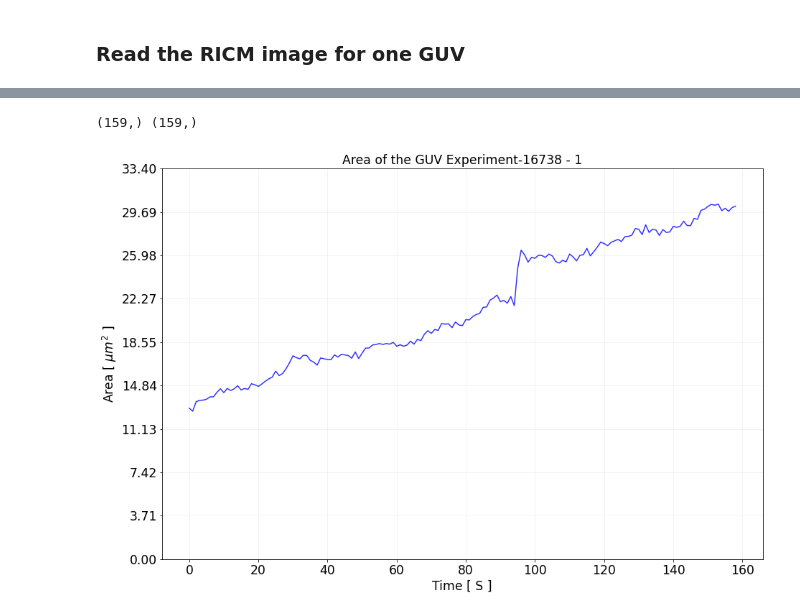
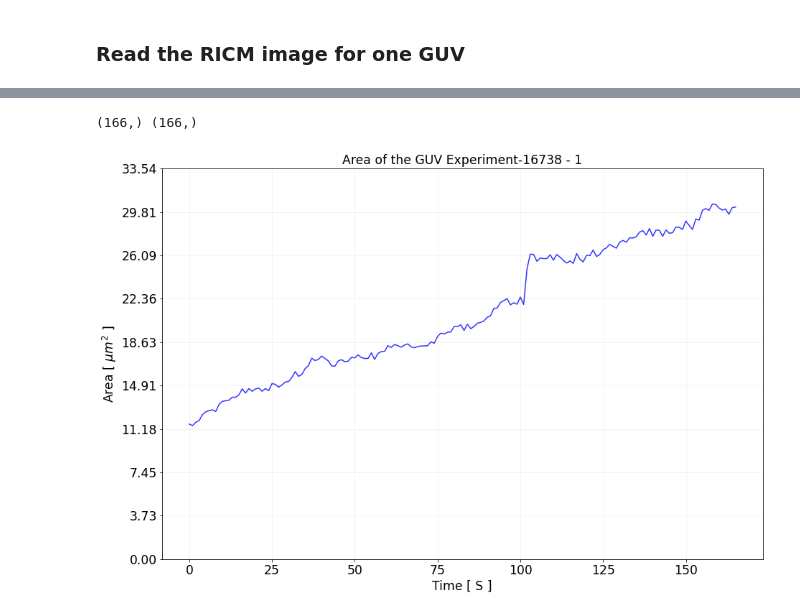
Before and after one commit to ahmed344/RICM-vesicles2, a Jupyter notebook: Area_curves.ipynb, the cells around one changed output, grey strips where cells are left out. Drawn from its saved outputs; the diff is of its cells as text; code cells hidden in the pictures.

```diff
--- a/Area_curves.ipynb
+++ b/Area_curves.ipynb
@@ -125,29 +39,0 @@ guv_consecutive = avg_movie(guv, l=5, keep_dim=False)
-# %%
-%%time
-
-# Define the RICM class with certain n_inner
-ricm = RICM(guv_avg, n_inner = 1.344, hole = 2)
-
-# Define the background
-background = ricm.background_fitting()
-background_correction = background.mean() - background
-
-# Estimating the noise variance of the image
-sigma_est = np.mean(restoration.estimate_sigma(guv_consecutive[-1]))
-
-# Get the area of each frame in the averaged movie
-area = []
-for i in range(guv_consecutive.shape[0]):
-
-    # Apply the Non-local means denoising algorithm on the background corrected image
-    img_corrected = restoration.denoise_nl_means(guv_consecutive[i] + background_correction,
-                                                h = sigma_est,
-                                                fast_mode = True,
-                                                patch_size = 10,
-                                                patch_distance = 20)
-
-    # Compute the area
-    area.append((1 - np.multiply(img_corrected > filters.threshold_otsu(img_corrected), 1)).sum())
-
-# Transform the area into normalized numpy array
-area = np.array(area)
@@ -156,0 +40,5 @@ Wall time: 24.4 s
+# %%
+%time
+
+growth = Growth_Area(movie_guv, background=ricm.background_fitting(), denoise=True, consecute=5, keep_dim=False)
+area = growth.area_curve()
@@ -157,30 +49,30 @@ Wall time: 24.4 s
 # %%
 # Define the curve and the time interval
-area_curve = area[27:] * 0.16**2
+area_curve = area[20:] * 0.16**2
 time = np.arange(0, area_curve.shape[0]*1, 1)
 
 print(area_curve.shape, time.shape)
 
 # Define data frame for the scaled time and area
 df = pd.DataFrame(data={'Time':time, 'Area':area_curve})
 
 # Plot the curve
 plt.figure(figsize=(15, 10))
 
 plt.plot(df['Time'], df['Area'], label = f'{DATA}_{GUV}', color = 'b', alpha = 0.8)
 
 plt.title(f'Area of the GUV {DATA} - {GUV}', fontsize= 'xx-large')
 plt.xlabel('Time [ S ]', fontsize = "xx-large")
 plt.ylabel('Area [ $\mu m^2$ ]', fontsize = "xx-large")
 plt.xticks(fontsize = "xx-large")
 plt.yticks(np.linspace(0,area_curve.max() + area_curve.max()/10,10),fontsize = "xx-large")
 plt.grid(color = 'gray', alpha = 0.1)
 
 # Save the figure into png
 plt.savefig(f"Data/{EXPERIMENT}/results/{DATA}-{GUV}")
 
 # Save the data into csv
 df.to_csv(f"Data/{EXPERIMENT}/results/{DATA}-{GUV}.csv", index=False)
 # %% [output]
-(159,) (159,)
+(166,) (166,)
-[figure, old version]
+[figure, new version]
```
Also changed, not shown: parts of 12 cells of this notebook, 1 other file.
